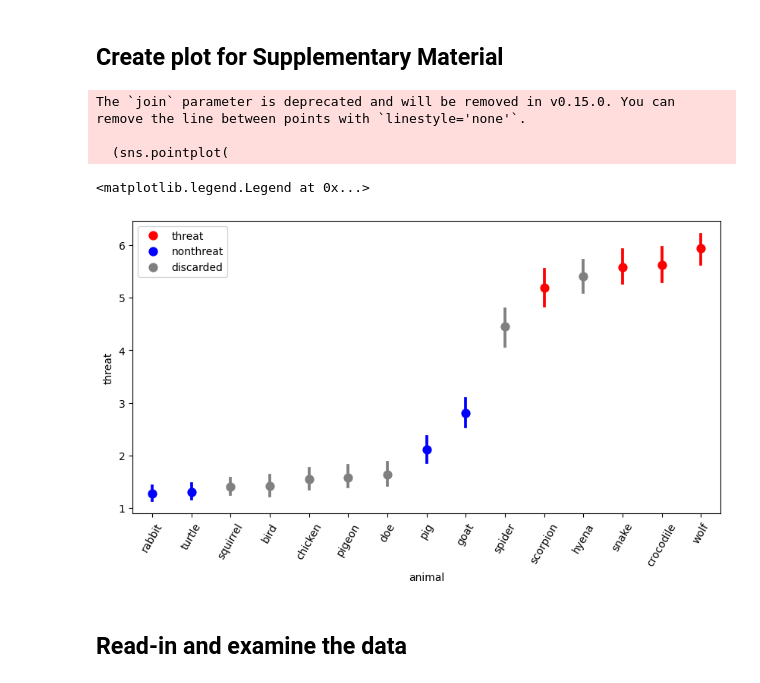
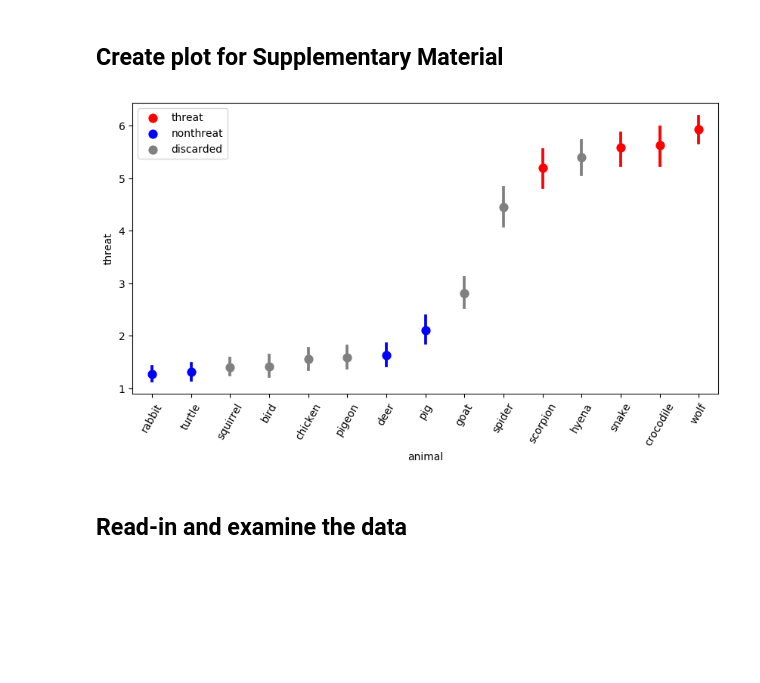
Before and after one commit to eioe/vrcc_analysis, a Jupyter notebook: Code/Analyses/VRTask/Python/00 - Stimulus Pre-Rating - Data Analysis.ipynb, the cells around one changed output. Cells and saved outputs as stored; diff of their text form; code cells hidden in the pictures; blank space fills up the shorter version.

Commit message:
revison RSOS, scorpion with n

```diff
--- a/Code/Analyses/VRTask/Python/00 - Stimulus Pre-Rating - Data Analysis.ipynb
+++ b/Code/Analyses/VRTask/Python/00 - Stimulus Pre-Rating - Data Analysis.ipynb
@@ -45,48 +45,52 @@ data_c = pd.wide_to_long(data,
 data_c['threat'] = data_c['threat'].astype(int)
 data_c['disgust'] = data_c['disgust'].astype(int)
 data_c['fast'] = data_c['fast'].astype(int)
+data_c['animal'] = data_c['animal'].replace({'doe': 'deer'})
 
 # add column "group" to data_c, set group to "threat" if animal is in ['crocodile', 'wolf', 'snake', scorpion'], to "nonthreat" if animal is in ['cpig', 'rabbit', 'goat', 'turtle'] and to 'discarded' otherwise
 data_c['group'] = (data_c['animal']
-                    .apply(lambda x: 'threat' if x in ['crocodile', 'wolf', 'snake', 'scorpion'] else 'nonthreat' if x in ['pig', 'rabbit', 'goat', 'turtle'] else 'discarded')
+                    .apply(lambda x: 'threat' if x in ['crocodile', 'wolf', 'snake', 'scorpion'] else 'nonthreat' if x in ['pig', 'rabbit', 'deer', 'turtle'] else 'discarded')
                     )
 
 
 
 
 # plot threat as a function of animal, show mean plus CI, use pointplot, sort increasing, do not connect points, rotate xticks by 60 degrees
 fig, ax = plt.subplots(figsize=(10, 5))
 (sns.pointplot(
     x='animal', y='threat', hue='group', data=data_c, errorbar='ci', join=False,
     order=(data_c.groupby('animal')['threat']
                 .mean()
                 .sort_values()
                 .index
            ), palette={'threat': 'red',
                        'nonthreat': 'blue', 'discarded': 'grey'},
     ax=ax)
 
     .set_xticklabels((data_c.groupby('animal')['threat']
                             .mean()
                             .sort_values()
                             .index),
                       rotation=60)
 )
 # reorder legend entries to the sequence threat, nonthreat, discarded
 handles, labels = ax.get_legend_handles_labels()
 # find positions of 'threat', 'nonthreat', 'discarded' in labels
 threat_pos = labels.index('threat')
 nonthreat_pos = labels.index('nonthreat')
 discarded_pos = labels.index('discarded')
 # reorder handles and labels
 ax.legend(handles=[handles[i] for i in [threat_pos, nonthreat_pos, discarded_pos]],
           labels=[labels[i] for i in [threat_pos, nonthreat_pos, discarded_pos]])
+
+# save as PDF:
+fpath = r'../../../../Figures/Supplementary/Fig S1.pdf'
+plt.savefig(fpath)
+# save as PNG
+fpath = fpath.replace('.pdf', '.png')
+plt.savefig(fpath)
 # %% [output]
-The `join` parameter is deprecated and will be removed in v0.15.0. You can remove the line between points with `linestyle='none'`.
-
-  (sns.pointplot(
-<matplotlib.legend.Legend at 0x...>
-[figure, old version]
+[figure, new version]
 # %% [markdown]
 ## Read-in and examine the data
 # %%
```
Also changed, not shown: 3 other files.
